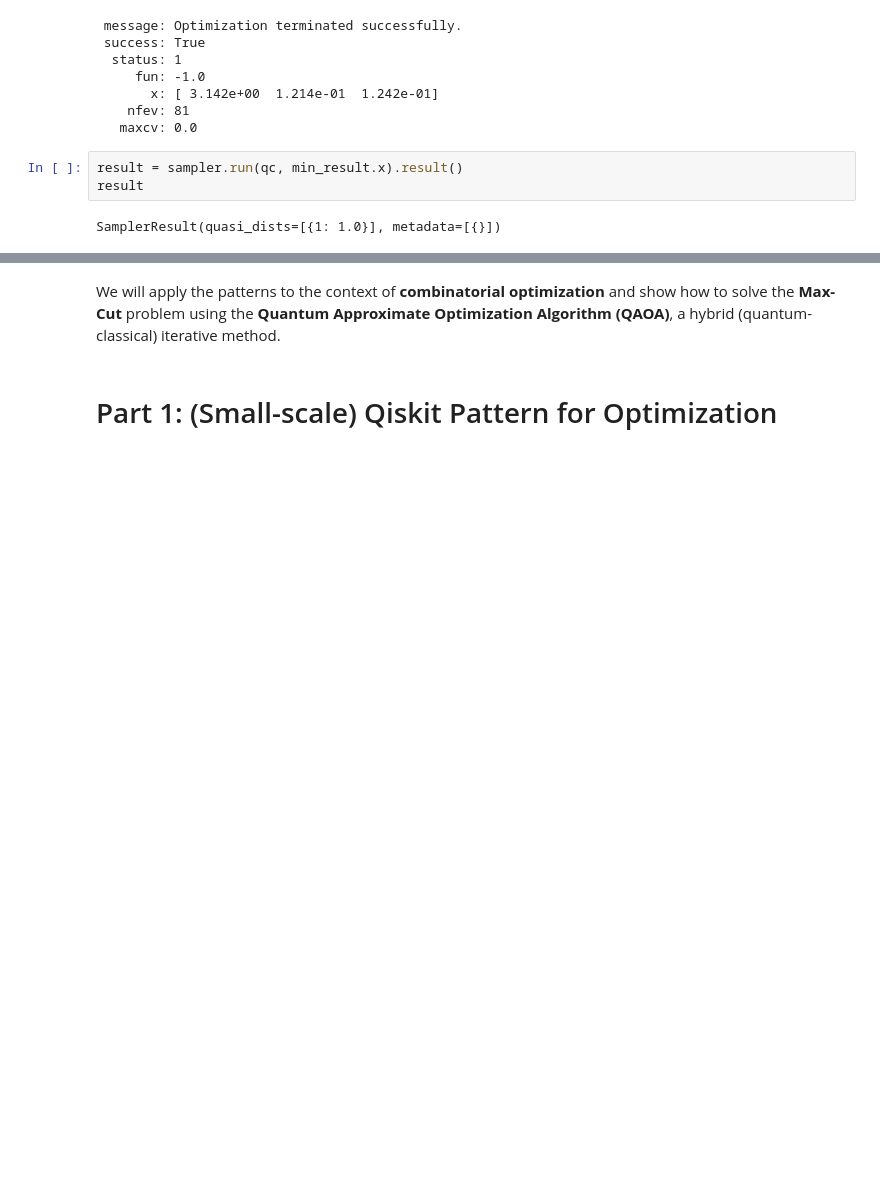
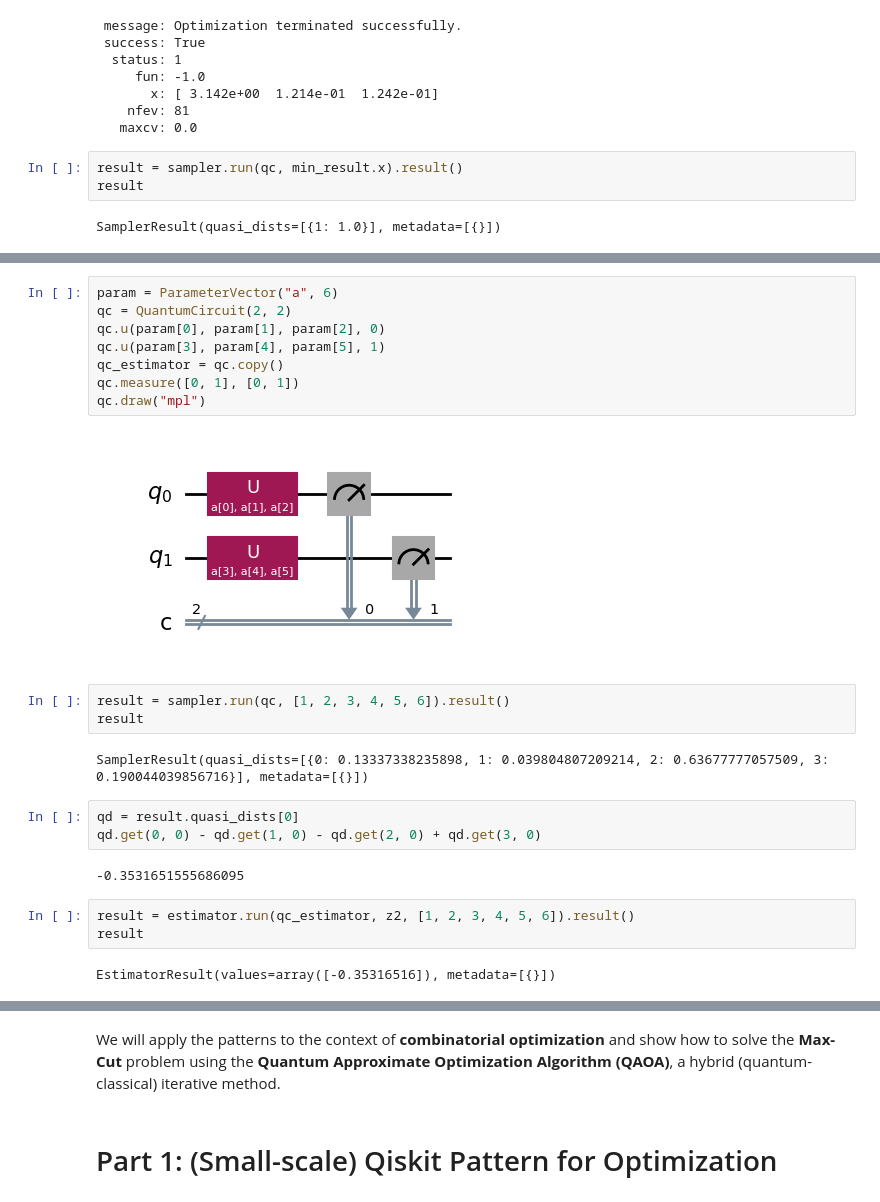
Before and after one commit to t-imamichi/qopt-best-practices, a Jupyter notebook: demos/qiskit_patterns/20240524_UTokyo.ipynb, the cells around one changed output, grey strips where cells are left out. Cells and saved outputs as stored; diff of their text form; blank space fills up the shorter version.

```diff
--- a/demos/qiskit_patterns/20240524_UTokyo.ipynb
+++ b/demos/qiskit_patterns/20240524_UTokyo.ipynb
@@ -117,0 +137,25 @@ SamplerResult(quasi_dists=[{1: 1.0}], metadata=[{}])
+# %%
+param = ParameterVector("a", 6)
+qc = QuantumCircuit(2, 2)
+qc.u(param[0], param[1], param[2], 0)
+qc.u(param[3], param[4], param[5], 1)
+qc_estimator = qc.copy()
+qc.measure([0, 1], [0, 1])
+qc.draw("mpl")
+# %% [output]
+[figure, added]
+# %%
+result = sampler.run(qc, [1, 2, 3, 4, 5, 6]).result()
+result
+# %% [output]
+SamplerResult(quasi_dists=[{0: 0.13337338235898, 1: 0.039804807209214, 2: 0.63677777057509, 3: 0.190044039856716}], metadata=[{}])
+# %%
+qd = result.quasi_dists[0]
+qd.get(0, 0) - qd.get(1, 0) - qd.get(2, 0) + qd.get(3, 0)
+# %% [output]
+-0.3531651555686095
+# %%
+result = estimator.run(qc_estimator, z2, [1, 2, 3, 4, 5, 6]).result()
+result
+# %% [output]
+EstimatorResult(values=array([-0.35316516]), metadata=[{}])
```
Also changed, not shown: parts of 10 cells of this notebook.
